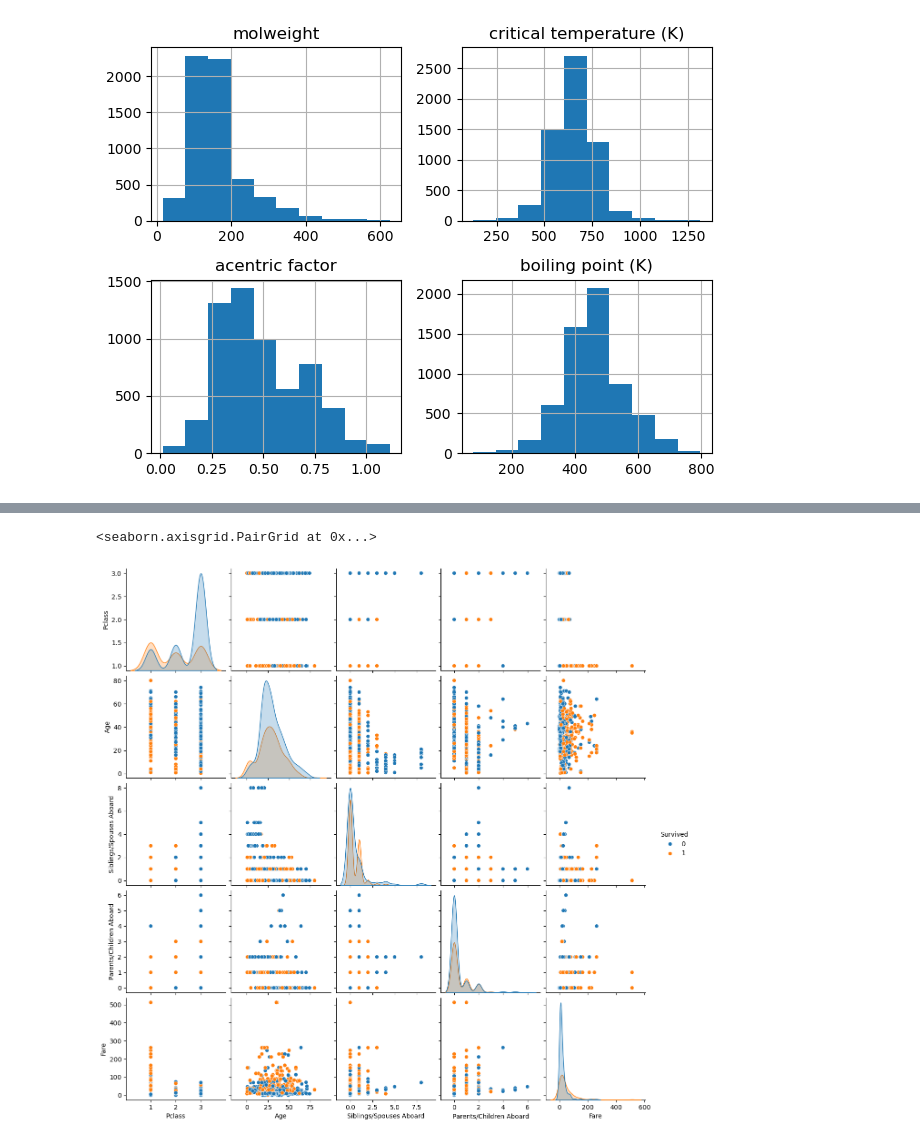
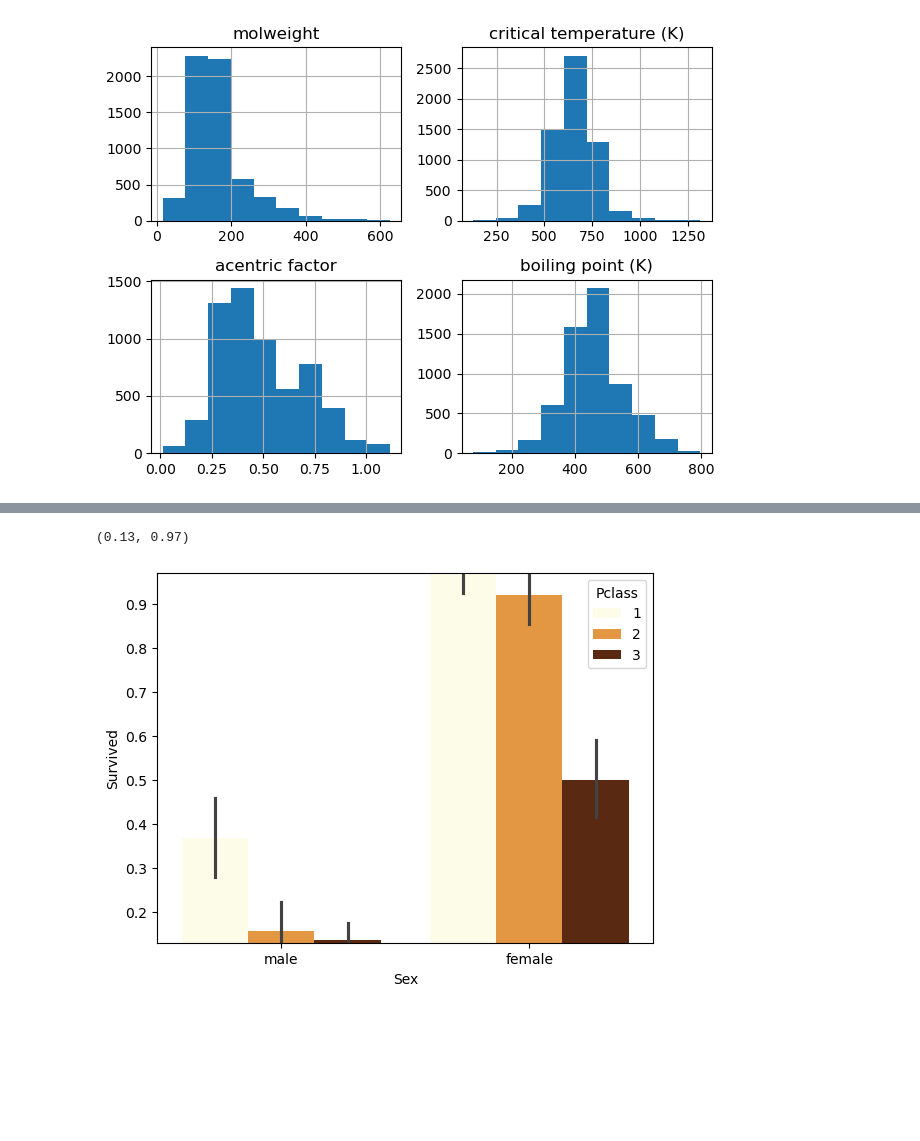
Before and after one commit to jbiffl/ENCH670FigureAssignment, a Jupyter notebook: ENCH470FigureProject.ipynb, the cells around one changed output, grey strips where cells are left out. Saved outputs shown, nothing was run; the diff lists cells and outputs as text; code cells hidden in the pictures; blank space fills up the shorter version.

Commit message:
added bad figure and cleaned up a little

```diff
--- a/ENCH470FigureProject.ipynb
+++ b/ENCH470FigureProject.ipynb
@@ -214,5 +209,7 @@ sns.pairplot(data=ThermoProperties, hue='acentric factor')
-# %%
-sns.pairplot(data=Titanic, hue='Survived')
-# %% [output]
-<seaborn.axisgrid.PairGrid at 0x...>
-[figure, removed]
+# %%
+#dumb_palette = sns.color_palette('YlOr', as_cmap=True)
+fig = sns.barplot(Titanic, x='Sex', y='Survived', hue='Pclass', palette='YlOrBr')
+fig.set_ylim([0.13, 0.97])
+# %% [output]
+(0.13, 0.97)
+[figure, added]
```
Also changed, not shown: parts of 7 cells of this notebook, 3 other files.
